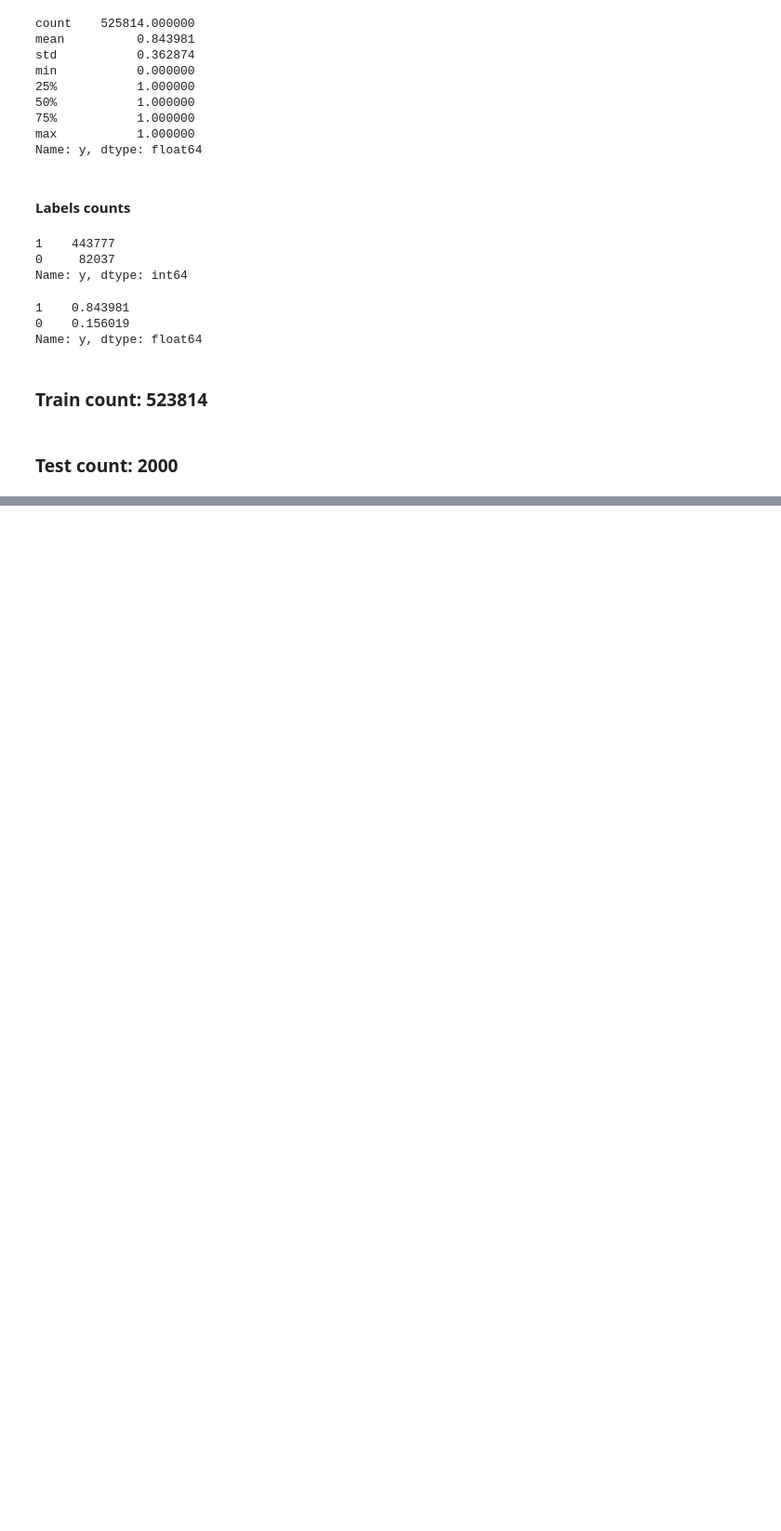
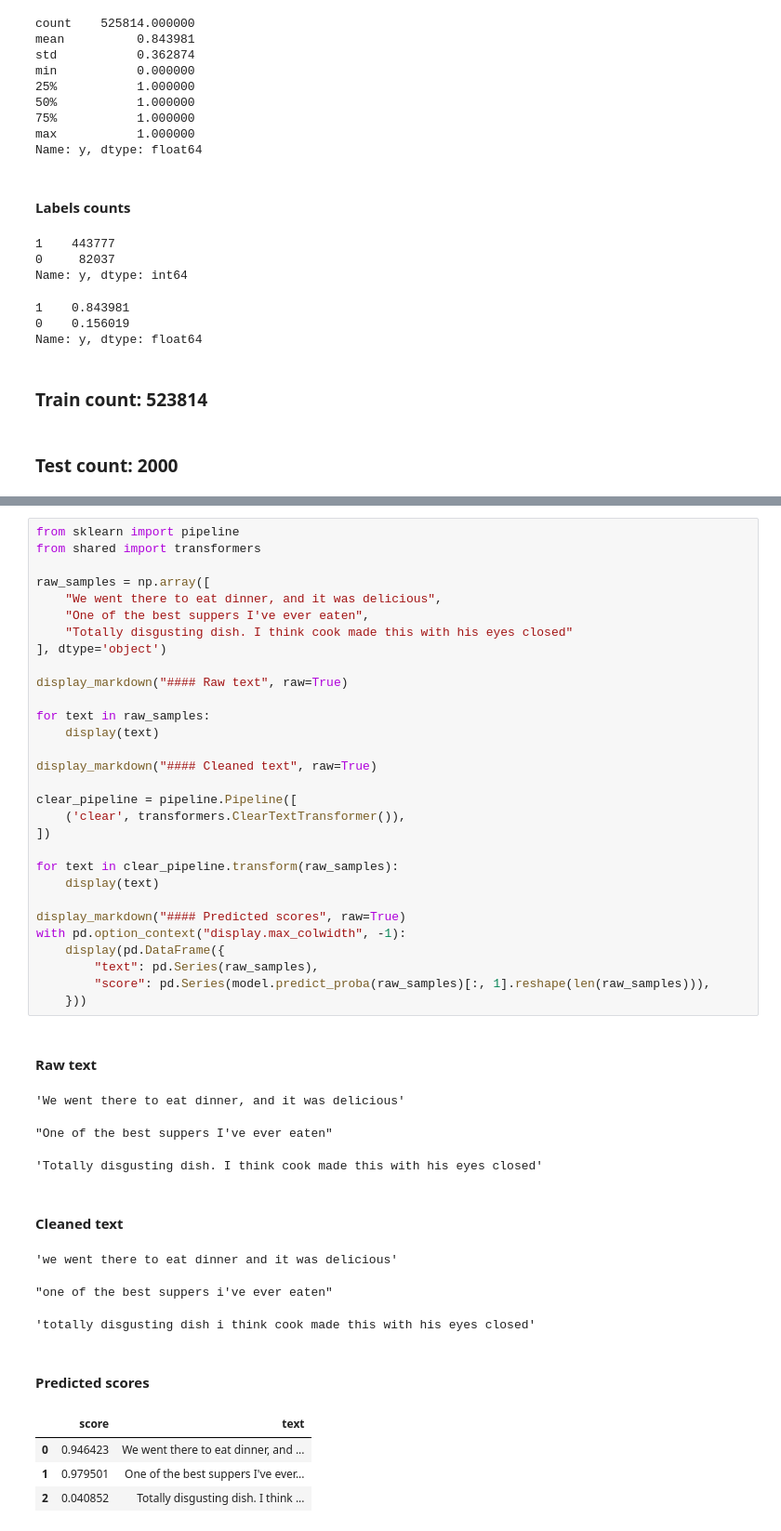
Before and after one commit to Valian/nlp-sentiment-analysis, a Jupyter notebook: src/text_sentiment_analysis_food.ipynb, the cells around one changed output, grey strips where cells are left out. Shown: that part at 93% size. Drawn from its saved outputs; the diff is of its cells as text; blank space fills up the shorter version.

```diff
--- a/src/text_sentiment_analysis_food.ipynb
+++ b/src/text_sentiment_analysis_food.ipynb
@@ -150,0 +159,44 @@ def check_model(X_test, y_test, model):
+# %%
+from sklearn import pipeline
+from shared import transformers
+
+raw_samples = np.array([
+    "We went there to eat dinner, and it was delicious",
+    "One of the best suppers I've ever eaten",
+    "Totally disgusting dish. I think cook made this with his eyes closed"
+], dtype='object')
+
+display_markdown("#### Raw text", raw=True)
+
+for text in raw_samples:
+    display(text)
+
+display_markdown("#### Cleaned text", raw=True)
+
+clear_pipeline = pipeline.Pipeline([
+    ('clear', transformers.ClearTextTransformer()),
+])
+
+for text in clear_pipeline.transform(raw_samples):
+    display(text)
+
+display_markdown("#### Predicted scores", raw=True)
+with pd.option_context("display.max_colwidth", -1):
+    display(pd.DataFrame({
+        "text": pd.Series(raw_samples),
+        "score": pd.Series(model.predict_proba(raw_samples)[:, 1].reshape(len(raw_samples))),
+    }))
+# %% [output]
+#### Raw text
+'We went there to eat dinner, and it was delicious'
+"One of the best suppers I've ever eaten"
+'Totally disgusting dish. I think cook made this with his eyes closed'
+#### Cleaned text
+'we went there to eat dinner and it was delicious'
+"one of the best suppers i've ever eaten"
+'totally disgusting dish i think cook made this with his eyes closed'
+#### Predicted scores
+|  | score | text |
+| 0 | 0.946423 | We went there to eat dinner, and ... |
+| 1 | 0.979501 | One of the best suppers I've ever... |
+| 2 | 0.040852 | Totally disgusting dish. I think ... |
```
Also changed, not shown: parts of 9 cells of this notebook, 3 other files.
